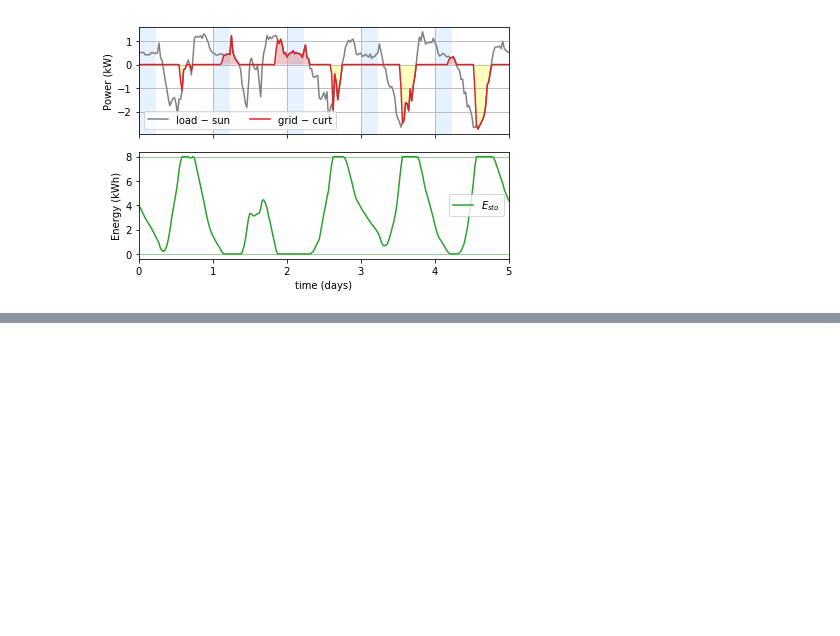
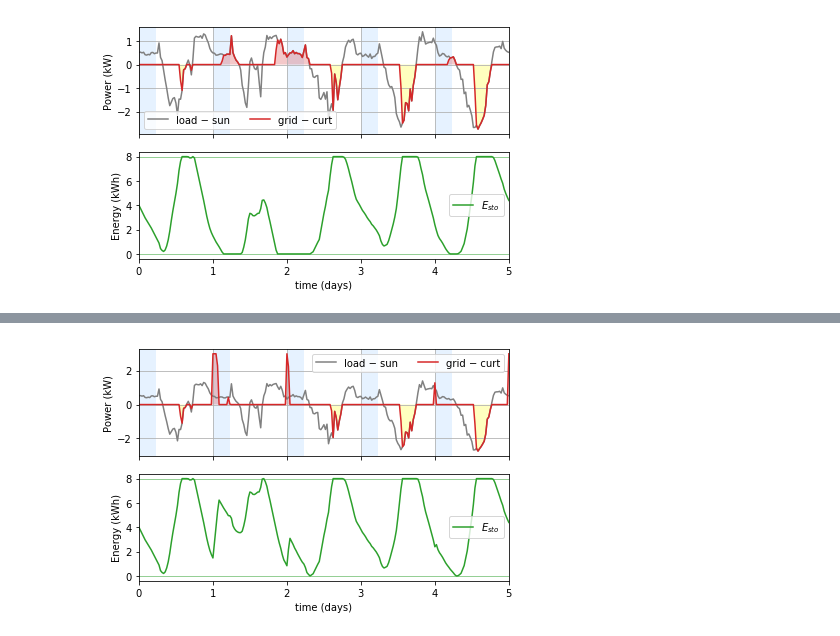
Before and after one commit to pierre-haessig/solarhome-control-bench, a Jupyter notebook: comparison/Comparison.ipynb, the cells around one changed output, grey strips where cells are left out. Drawn from its saved outputs; the diff is of its cells as text; code cells hidden in the pictures; blank space fills up the shorter version.

```diff
--- a/comparison/Comparison.ipynb
+++ b/comparison/Comparison.ipynb
@@ -207,0 +201,6 @@ fig.savefig('julia_anticipative.pdf', bbox_inches='tight')
+# %%
+fig, ax = plot_traj(meta, stats, traj[0:24*5])
+fig.savefig('matlab_mpc_anticip.pdf', bbox_inches='tight')
+fig.savefig('matlab_mpc_anticip.png', bbox_inches='tight', dpi=150)
+# %% [output]
+[figure, added]
```
Also changed, not shown: parts of 16 cells of this notebook, 21 other files.
